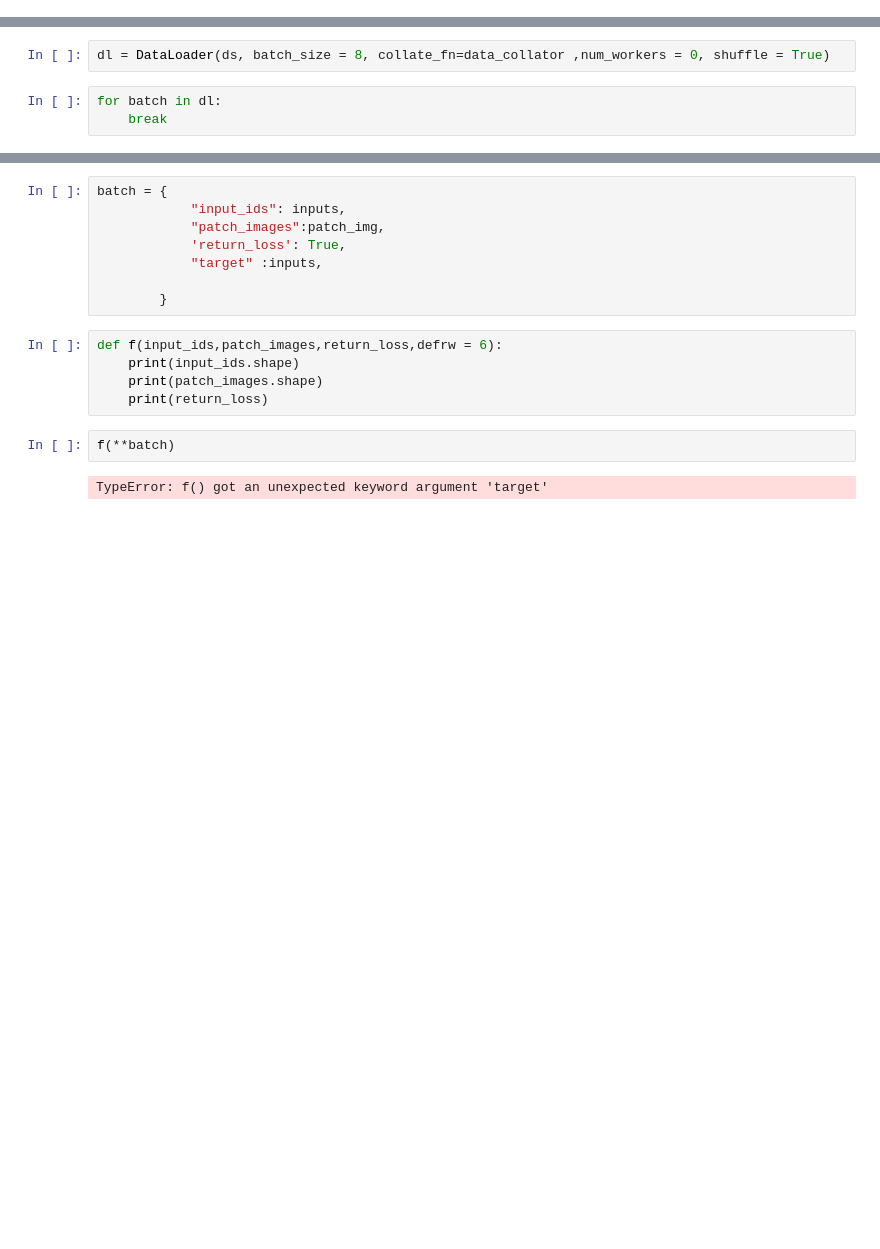
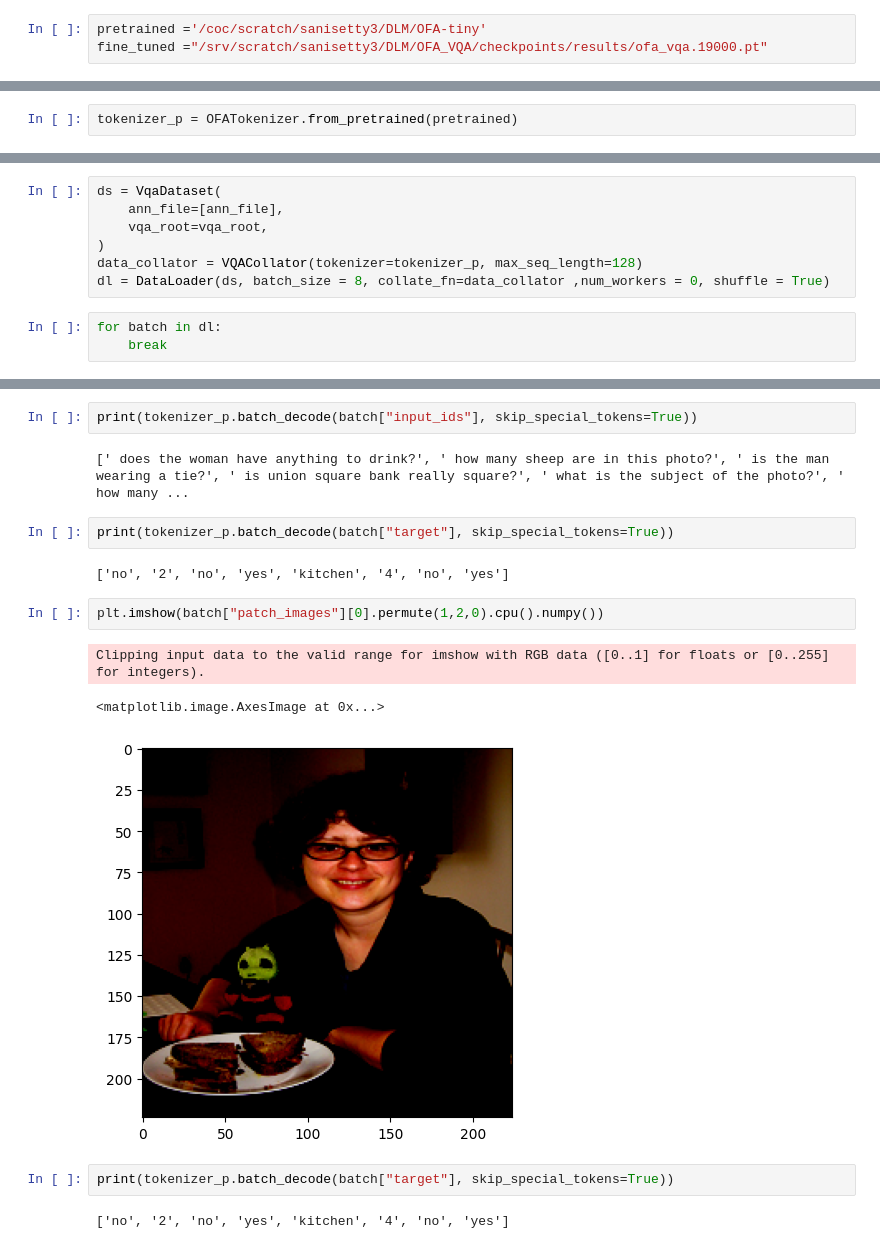
Before and after one commit to sohananisetty/OFA_VQA, a Jupyter notebook: ofa_vqa.ipynb, the cells around one changed output, grey strips where cells are left out. Saved outputs shown, nothing was run; the diff lists cells and outputs as text; blank space fills up the shorter version.

```diff
--- a/ofa_vqa.ipynb
+++ b/ofa_vqa.ipynb
@@ -77,0 +86,3 @@ model = OFAModelForVQA.from_pretrained(pretrained, use_cache=False)
+# %%
+pretrained ='/coc/scratch/sanisetty3/DLM/OFA-tiny'
+fine_tuned ="/srv/scratch/sanisetty3/DLM/OFA_VQA/checkpoints/results/ofa_vqa.19000.pt"
@@ -77,0 +106,2 @@ model = OFAModelForVQA.from_pretrained(pretrained, use_cache=False)
+# %%
+tokenizer_p = OFATokenizer.from_pretrained(pretrained)
@@ -102,4 +127,9 @@ len(ds)
 # %%
+ds = VqaDataset(
+    ann_file=[ann_file],
+    vqa_root=vqa_root,
+)
+data_collator = VQACollator(tokenizer=tokenizer_p, max_seq_length=128)
 dl = DataLoader(ds, batch_size = 8, collate_fn=data_collator ,num_workers = 0, shuffle = True)
 # %%
 for batch in dl:
@@ -226,17 +137,18 @@ print(tokenizer.batch_decode(gen, skip_special_tokens=True)[0].strip())
-# %%
-batch = {
-            "input_ids": inputs,
-            "patch_images":patch_img,
-            'return_loss': True,
-            "target" :inputs,
-
-        }
-# %%
-def f(input_ids,patch_images,return_loss,defrw = 6):
-    print(input_ids.shape)
-    print(patch_images.shape)
-    print(return_loss)
-# %%
-f(**batch)
-# %% [output]
-TypeError: f() got an unexpected keyword argument 'target'
+# %%
+print(tokenizer_p.batch_decode(batch["input_ids"], skip_special_tokens=True))
+# %% [output]
+[' does the woman have anything to drink?', ' how many sheep are in this photo?', ' is the man wearing a tie?', ' is union square bank really square?', ' what is the subject of the photo?', ' how many ...
+# %%
+print(tokenizer_p.batch_decode(batch["target"], skip_special_tokens=True))
+# %% [output]
+['no', '2', 'no', 'yes', 'kitchen', '4', 'no', 'yes']
+# %%
+plt.imshow(batch["patch_images"][0].permute(1,2,0).cpu().numpy())
+# %% [output]
+Clipping input data to the valid range for imshow with RGB data ([0..1] for floats or [0..255] for integers).
+<matplotlib.image.AxesImage at 0x...>
+[figure, added]
+# %%
+print(tokenizer_p.batch_decode(batch["target"], skip_special_tokens=True))
+# %% [output]
+['no', '2', 'no', 'yes', 'kitchen', '4', 'no', 'yes']
```
Also changed, not shown: parts of 68 cells of this notebook, 2 other files.
